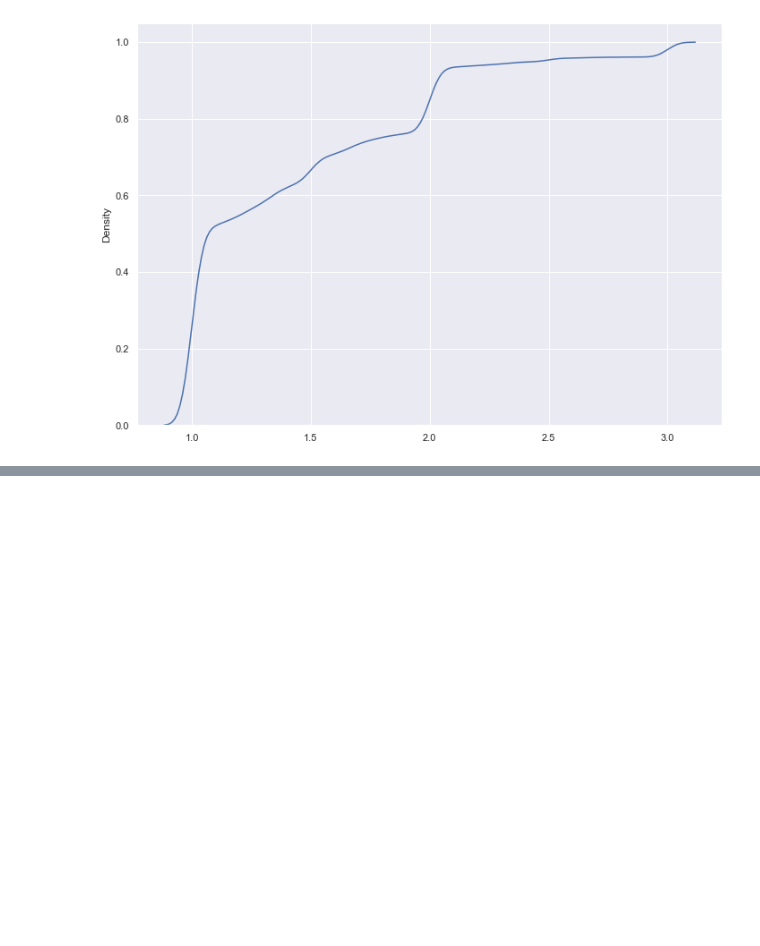
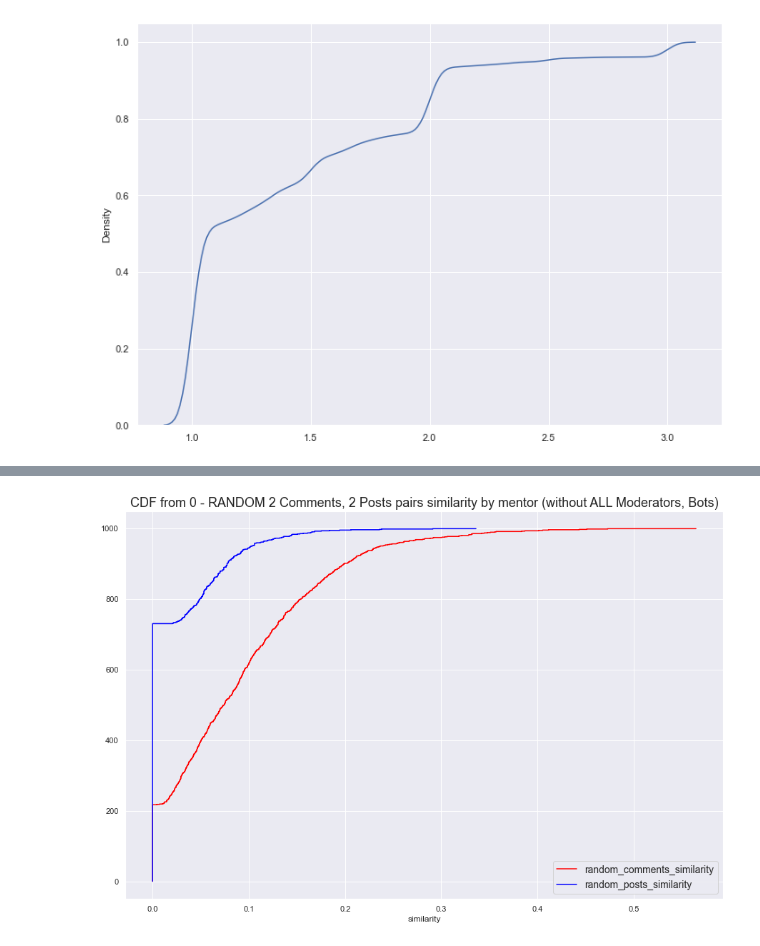
Before and after one commit to tr0up2r/plotting-and-graph-analysis, a Jupyter notebook: cdf_from_zero.ipynb, the cells around one changed output, grey strips where cells are left out. Saved outputs shown, nothing was run; the diff lists cells and outputs as text; code cells hidden in the pictures; blank space fills up the shorter version.

```diff
--- a/cdf_from_zero.ipynb
+++ b/cdf_from_zero.ipynb
@@ -70,0 +120,3 @@ draw_cdf4(np_result1)
+# %%
+result_df4 = pd.read_csv('random_similarity_2.csv')
+print(result_df4)
@@ -70,0 +138,10 @@ draw_cdf4(np_result1)
+# %%
+np_result_list3 = []
+np_result_list3.append(np.array(result_df4['random_comments_similarity'].tolist()))
+np_result_list3.append(np.array(result_df4['random_posts_similarity'].tolist()))
+
+colors = ['red', 'blue']
+legends = ['random_comments_similarity', 'random_posts_similarity']
+draw_multiple_cdf(np_result_list3, 'CDF from 0 - RANDOM 2 Comments, 2 Posts pairs similarity by mentor (without ALL Moderators, Bots)', colors, legends, 'similarity')
+# %% [output]
+[figure, added]
```
Also changed, not shown: parts of 8 cells of this notebook, 1 other file.
